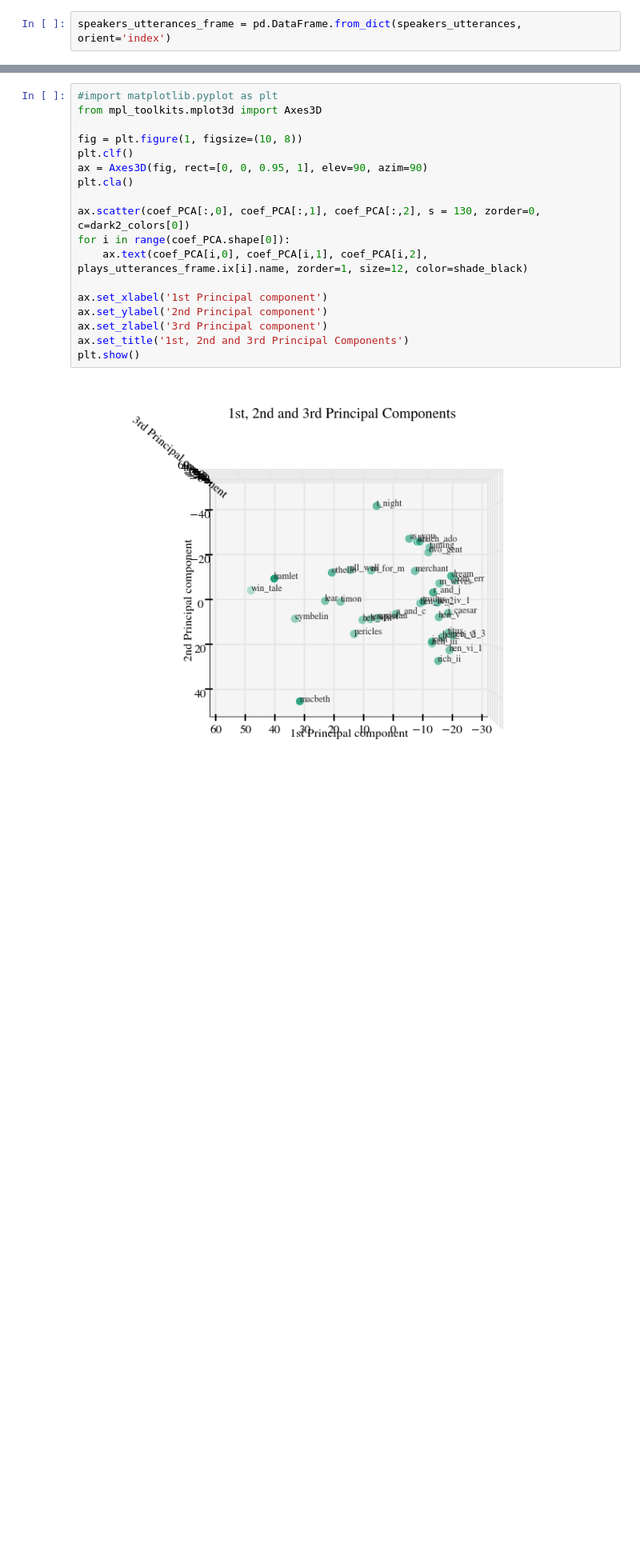
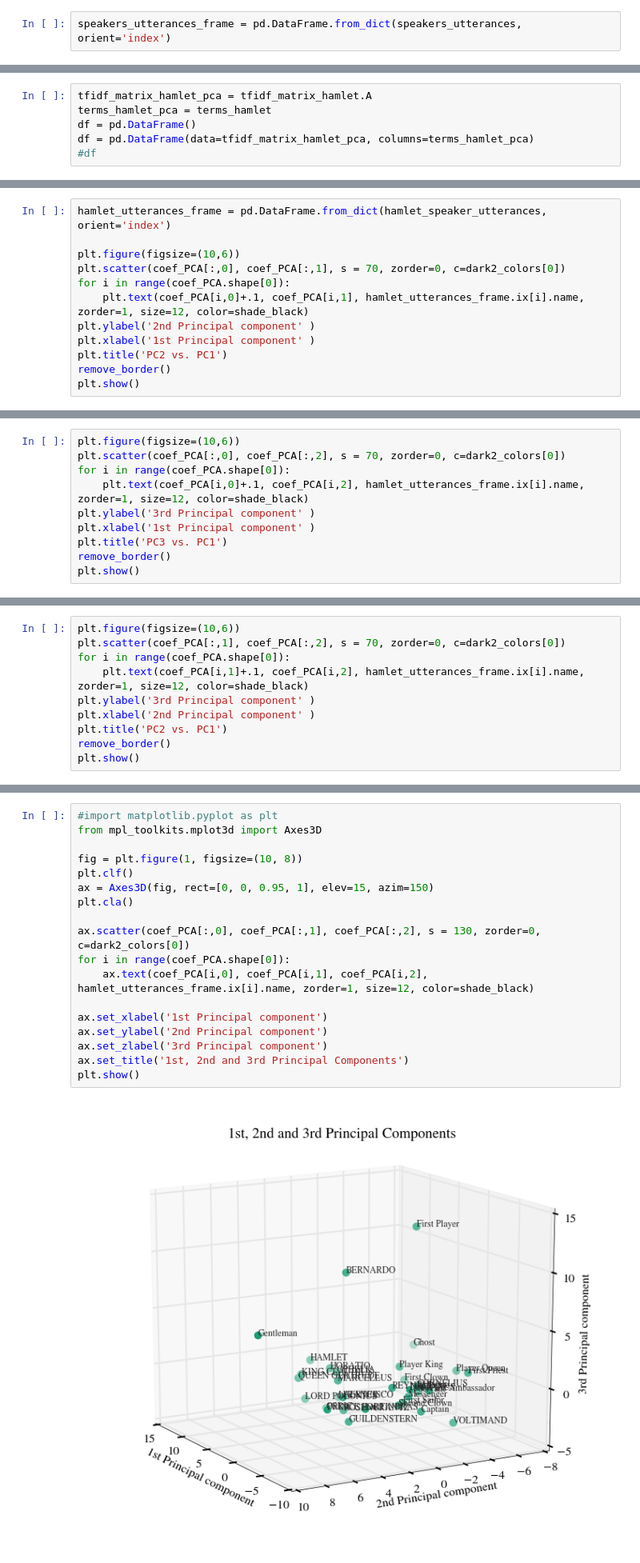
Before and after one commit to rabjohnston/E81HW5, a Jupyter notebook: HW5_rob.ipynb, the cells around one changed output, grey strips where cells are left out. Shown at 80% size. Saved outputs shown, nothing was run; the diff lists cells and outputs as text; blank space fills up the shorter version.

```diff
--- a/HW5_rob.ipynb
+++ b/HW5_rob.ipynb
@@ -1169,0 +1177,6 @@ plt.show()
+# %%
+tfidf_matrix_hamlet_pca = tfidf_matrix_hamlet.A
+terms_hamlet_pca = terms_hamlet
+df = pd.DataFrame()
+df = pd.DataFrame(data=tfidf_matrix_hamlet_pca, columns=terms_hamlet_pca)
+#df
@@ -1169,0 +1222,12 @@ plt.show()
+# %%
+hamlet_utterances_frame = pd.DataFrame.from_dict(hamlet_speaker_utterances, orient='index')
+
+plt.figure(figsize=(10,6))
+plt.scatter(coef_PCA[:,0], coef_PCA[:,1], s = 70, zorder=0, c=dark2_colors[0])
+for i in range(coef_PCA.shape[0]):
+    plt.text(coef_PCA[i,0]+.1, coef_PCA[i,1], hamlet_utterances_frame.ix[i].name,  zorder=1, size=12, color=shade_black)
+plt.ylabel('2nd Principal component' )
+plt.xlabel('1st Principal component' )
+plt.title('PC2 vs. PC1')
+remove_border()
+plt.show()
@@ -1169,0 +1236,10 @@ plt.show()
+# %%
+plt.figure(figsize=(10,6))
+plt.scatter(coef_PCA[:,0], coef_PCA[:,2], s = 70, zorder=0, c=dark2_colors[0])
+for i in range(coef_PCA.shape[0]):
+    plt.text(coef_PCA[i,0]+.1, coef_PCA[i,2], hamlet_utterances_frame.ix[i].name,  zorder=1, size=12, color=shade_black)
+plt.ylabel('3rd Principal component' )
+plt.xlabel('1st Principal component' )
+plt.title('PC3 vs. PC1')
+remove_border()
+plt.show()
@@ -1169,0 +1248,10 @@ plt.show()
+# %%
+plt.figure(figsize=(10,6))
+plt.scatter(coef_PCA[:,1], coef_PCA[:,2], s = 70, zorder=0, c=dark2_colors[0])
+for i in range(coef_PCA.shape[0]):
+    plt.text(coef_PCA[i,1]+.1, coef_PCA[i,2], hamlet_utterances_frame.ix[i].name,  zorder=1, size=12, color=shade_black)
+plt.ylabel('3rd Principal component' )
+plt.xlabel('2nd Principal component' )
+plt.title('PC2 vs. PC1')
+remove_border()
+plt.show()
@@ -1170,20 +1260,20 @@ plt.show()
 # %%
 #import matplotlib.pyplot as plt
 from mpl_toolkits.mplot3d import Axes3D
 
 fig = plt.figure(1, figsize=(10, 8))
 plt.clf()
-ax = Axes3D(fig, rect=[0, 0, 0.95, 1], elev=90, azim=90)
+ax = Axes3D(fig, rect=[0, 0, 0.95, 1], elev=15, azim=150)
 plt.cla()
 
 ax.scatter(coef_PCA[:,0], coef_PCA[:,1], coef_PCA[:,2], s = 130, zorder=0, c=dark2_colors[0])
 for i in range(coef_PCA.shape[0]):
-    ax.text(coef_PCA[i,0], coef_PCA[i,1], coef_PCA[i,2], plays_utterances_frame.ix[i].name, zorder=1, size=12, color=shade_black)
+    ax.text(coef_PCA[i,0], coef_PCA[i,1], coef_PCA[i,2], hamlet_utterances_frame.ix[i].name, zorder=1, size=12, color=shade_black)
 
 ax.set_xlabel('1st Principal component')
 ax.set_ylabel('2nd Principal component')
 ax.set_zlabel('3rd Principal component')
 ax.set_title('1st, 2nd and 3rd Principal Components')
 plt.show()
 # %% [output]
-[figure, old version]
+[figure, new version]
```
Also changed, not shown: parts of 16 cells of this notebook.
